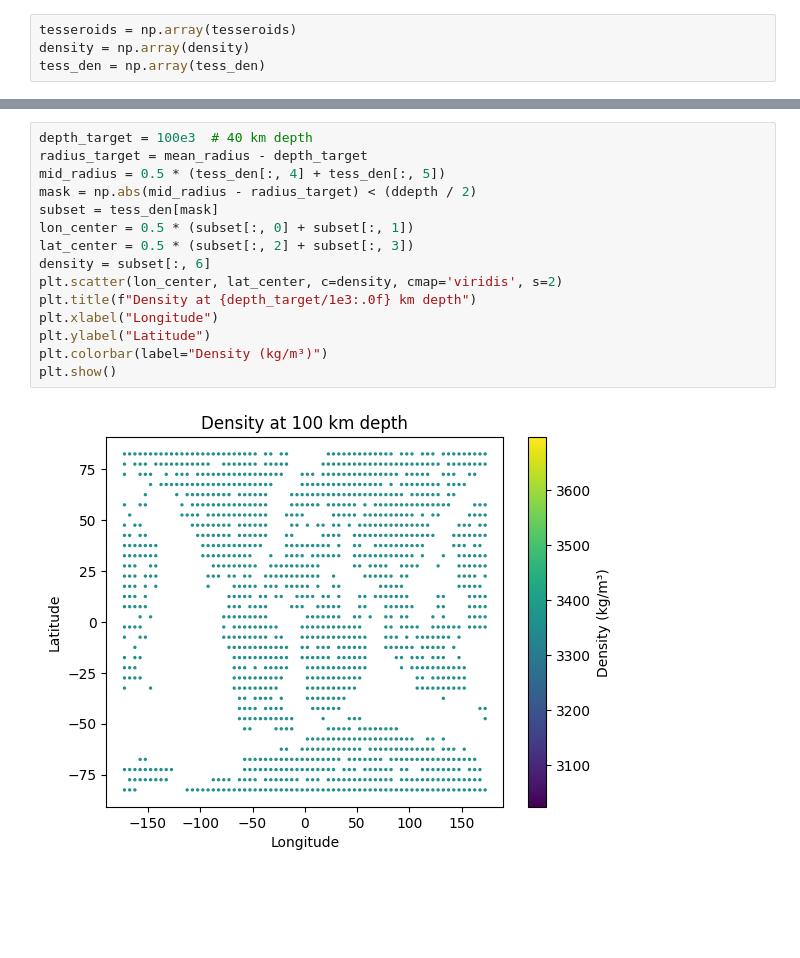
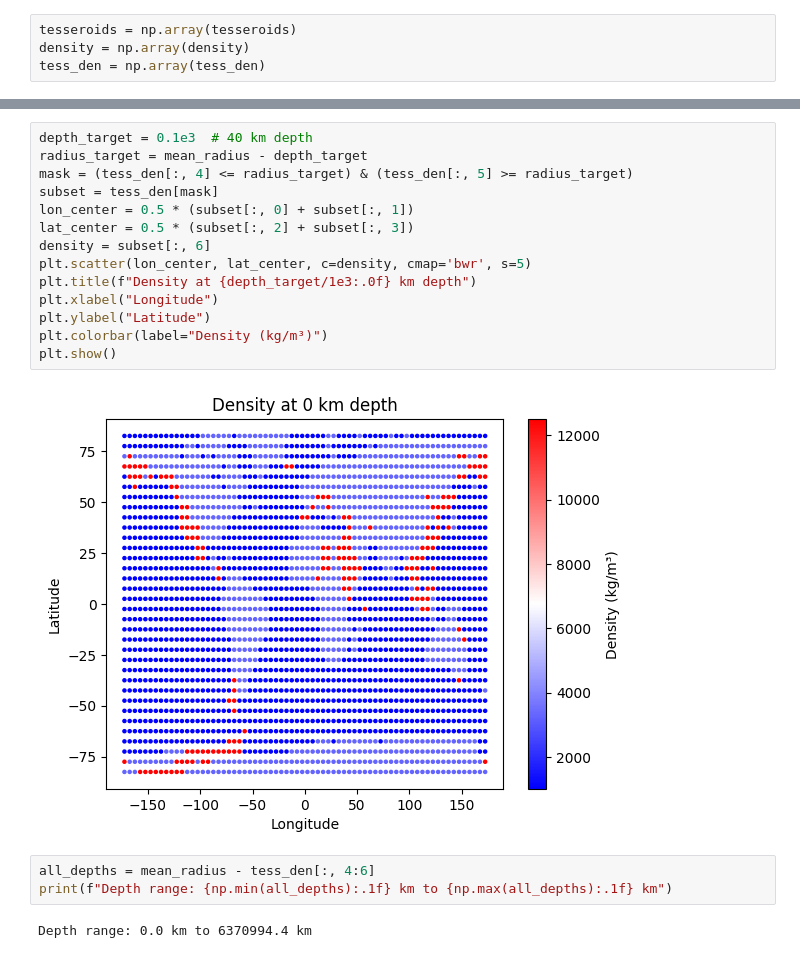
Before and after one commit to AmitavaDutta/gravity_tesseroids, a Jupyter notebook: gravity_distribution_tesseroids.ipynb, the cells around one changed output, grey strips where cells are left out. Cells and saved outputs as stored; diff of their text form; blank space fills up the shorter version.

```diff
--- a/gravity_distribution_tesseroids.ipynb
+++ b/gravity_distribution_tesseroids.ipynb
@@ -231,20 +218,24 @@ plt.colorbar(label="Density (kg/m³)")
 # %%
-depth_target = 100e3  # 40 km depth
+depth_target = 0.1e3  # 40 km depth
 radius_target = mean_radius - depth_target
-mid_radius = 0.5 * (tess_den[:, 4] + tess_den[:, 5])
-mask = np.abs(mid_radius - radius_target) < (ddepth / 2)
+mask = (tess_den[:, 4] <= radius_target) & (tess_den[:, 5] >= radius_target)
 subset = tess_den[mask]
 lon_center = 0.5 * (subset[:, 0] + subset[:, 1])
 lat_center = 0.5 * (subset[:, 2] + subset[:, 3])
 density = subset[:, 6]
-plt.scatter(lon_center, lat_center, c=density, cmap='viridis', s=2)
+plt.scatter(lon_center, lat_center, c=density, cmap='bwr', s=5)
 plt.title(f"Density at {depth_target/1e3:.0f} km depth")
 plt.xlabel("Longitude")
 plt.ylabel("Latitude")
 plt.colorbar(label="Density (kg/m³)")
 plt.show()
 # %% [output]
-[figure, old version]
+[figure, new version]
+# %%
+all_depths = mean_radius - tess_den[:, 4:6]
+print(f"Depth range: {np.min(all_depths):.1f} km to {np.max(all_depths):.1f} km")
+# %% [output]
+Depth range: 0.0 km to 6370994.4 km
 # %%
 print("First few r_bottom values:", tess_den[:5, 4])
 print("Should be ~6,000,000 (not hundreds of thousands)")
```
Also changed, not shown: parts of 25 cells of this notebook.
